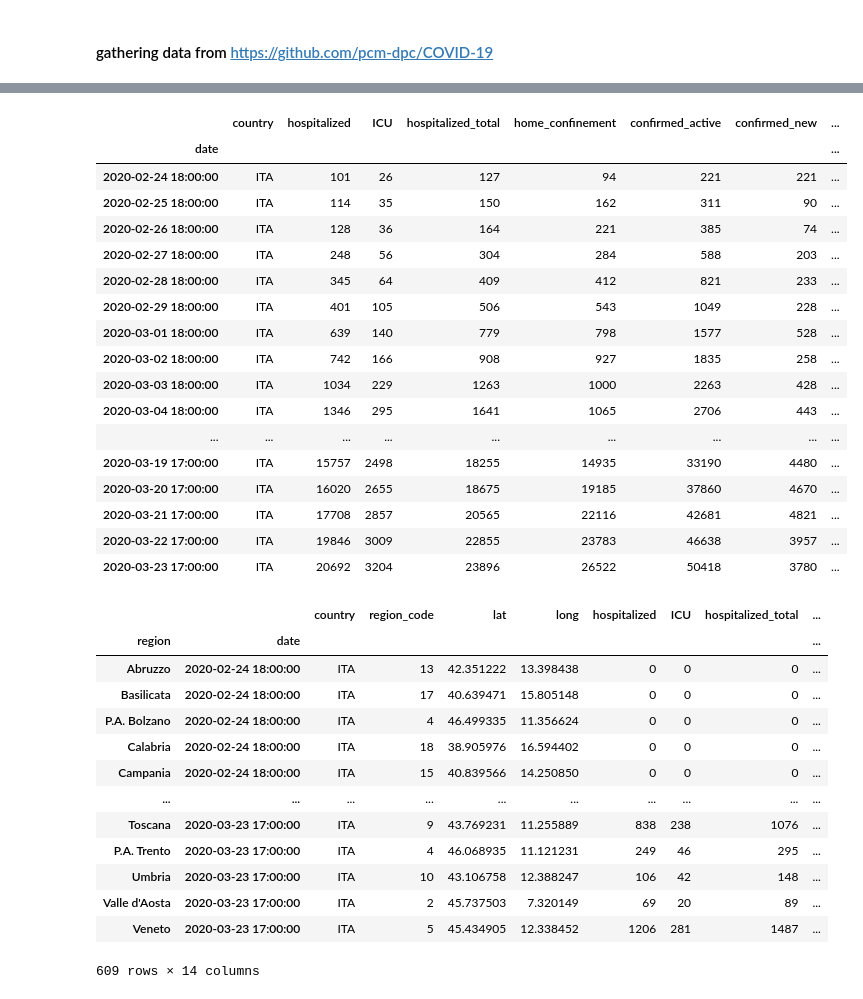
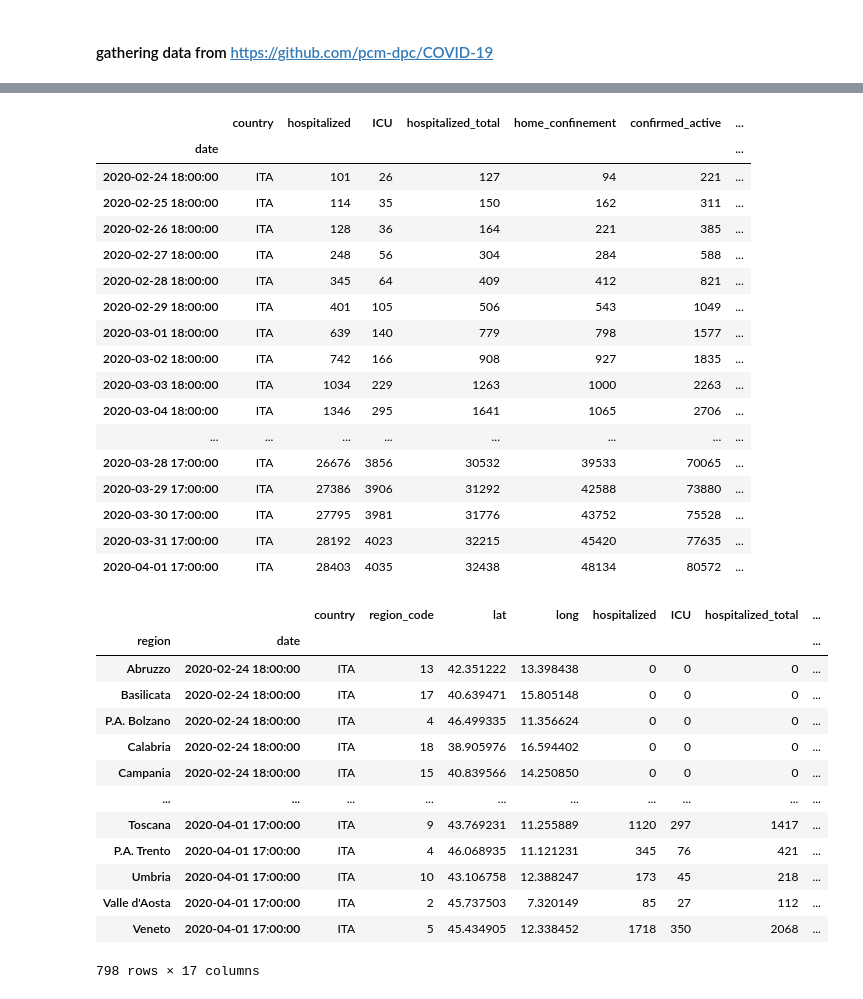
Before and after one commit to normannexo/COVID-19, a Jupyter notebook: covid19_italy.ipynb, the cells around one changed output, grey strips where cells are left out. Cells and saved outputs as stored; diff of their text form; code cells hidden in the pictures.

```diff
--- a/covid19_italy.ipynb
+++ b/covid19_italy.ipynb
@@ -19,43 +19,43 @@ df_italy.tail(3)
 # %%
 df_italy = df_italy.rename(columns={'data':'date', 'stato':'country', 'ricoverati_con_sintomi':'hospitalized', 'terapia_intensiva':'ICU',
                          'totale_ospedalizzati':'hospitalized_total',
                          'isolamento_domiciliare':'home_confinement',
-                         'totale_attualmente_positivi':'confirmed_active',
-                         'nuovi_attualmente_positivi':'confirmed_new',
+                         'totale_positivi':'confirmed_active',
+                         'nuovi_positivi':'confirmed_new',
                          'dimessi_guariti':'recovered',
                          'deceduti':'deaths',
                          'totale_casi':'confirmed',
                          'tamponi':'tests'
                         })
 df_italy['date'] = pd.to_datetime(df_italy.date)
 df_italy = df_italy.set_index('date')
 df_italy
 # %% [output]
-|  | country | hospitalized | ICU | hospitalized_total | home_confinement | confirmed_active | confirmed_new | ... |
-| date |  |  |  |  |  |  |  | ... |
-| 2020-02-24 18:00:00 | ITA | 101 | 26 | 127 | 94 | 221 | 221 | ... |
-| 2020-02-25 18:00:00 | ITA | 114 | 35 | 150 | 162 | 311 | 90 | ... |
-| 2020-02-26 18:00:00 | ITA | 128 | 36 | 164 | 221 | 385 | 74 | ... |
-| 2020-02-27 18:00:00 | ITA | 248 | 56 | 304 | 284 | 588 | 203 | ... |
-| 2020-02-28 18:00:00 | ITA | 345 | 64 | 409 | 412 | 821 | 233 | ... |
-| 2020-02-29 18:00:00 | ITA | 401 | 105 | 506 | 543 | 1049 | 228 | ... |
-| 2020-03-01 18:00:00 | ITA | 639 | 140 | 779 | 798 | 1577 | 528 | ... |
-| 2020-03-02 18:00:00 | ITA | 742 | 166 | 908 | 927 | 1835 | 258 | ... |
-| 2020-03-03 18:00:00 | ITA | 1034 | 229 | 1263 | 1000 | 2263 | 428 | ... |
-| 2020-03-04 18:00:00 | ITA | 1346 | 295 | 1641 | 1065 | 2706 | 443 | ... |
-| ... | ... | ... | ... | ... | ... | ... | ... | ... |
-| 2020-03-19 17:00:00 | ITA | 15757 | 2498 | 18255 | 14935 | 33190 | 4480 | ... |
-| 2020-03-20 17:00:00 | ITA | 16020 | 2655 | 18675 | 19185 | 37860 | 4670 | ... |
-| 2020-03-21 17:00:00 | ITA | 17708 | 2857 | 20565 | 22116 | 42681 | 4821 | ... |
-| 2020-03-22 17:00:00 | ITA | 19846 | 3009 | 22855 | 23783 | 46638 | 3957 | ... |
-| 2020-03-23 17:00:00 | ITA | 20692 | 3204 | 23896 | 26522 | 50418 | 3780 | ... |
+|  | country | hospitalized | ICU | hospitalized_total | home_confinement | confirmed_active | ... |
+| date |  |  |  |  |  |  | ... |
+| 2020-02-24 18:00:00 | ITA | 101 | 26 | 127 | 94 | 221 | ... |
+| 2020-02-25 18:00:00 | ITA | 114 | 35 | 150 | 162 | 311 | ... |
+| 2020-02-26 18:00:00 | ITA | 128 | 36 | 164 | 221 | 385 | ... |
+| 2020-02-27 18:00:00 | ITA | 248 | 56 | 304 | 284 | 588 | ... |
+| 2020-02-28 18:00:00 | ITA | 345 | 64 | 409 | 412 | 821 | ... |
+| 2020-02-29 18:00:00 | ITA | 401 | 105 | 506 | 543 | 1049 | ... |
+| 2020-03-01 18:00:00 | ITA | 639 | 140 | 779 | 798 | 1577 | ... |
+| 2020-03-02 18:00:00 | ITA | 742 | 166 | 908 | 927 | 1835 | ... |
+| 2020-03-03 18:00:00 | ITA | 1034 | 229 | 1263 | 1000 | 2263 | ... |
+| 2020-03-04 18:00:00 | ITA | 1346 | 295 | 1641 | 1065 | 2706 | ... |
+| ... | ... | ... | ... | ... | ... | ... | ... |
+| 2020-03-28 17:00:00 | ITA | 26676 | 3856 | 30532 | 39533 | 70065 | ... |
+| 2020-03-29 17:00:00 | ITA | 27386 | 3906 | 31292 | 42588 | 73880 | ... |
+| 2020-03-30 17:00:00 | ITA | 27795 | 3981 | 31776 | 43752 | 75528 | ... |
+| 2020-03-31 17:00:00 | ITA | 28192 | 4023 | 32215 | 45420 | 77635 | ... |
+| 2020-04-01 17:00:00 | ITA | 28403 | 4035 | 32438 | 48134 | 80572 | ... |
 # %%
 df_italy_regions = pd.read_csv('https://github.com/pcm-dpc/COVID-19/raw/master/dati-regioni/dpc-covid19-ita-regioni.csv', parse_dates=['data'])
 df_italy_regions = df_italy_regions.rename(columns={'data':'date', 'stato':'country', 'ricoverati_con_sintomi':'hospitalized', 'terapia_intensiva':'ICU',
                          'totale_ospedalizzati':'hospitalized_total',
                          'isolamento_domiciliare':'home_confinement',
-                         'totale_attualmente_positivi':'confirmed_active',
-                         'nuovi_attualmente_positivi':'confirmed_new',
+                         'totale_positivi':'confirmed_active',
+                         'nuovi_positivi':'confirmed_new',
                          'dimessi_guariti':'recovered',
                          'deceduti':'deaths',
                          'totale_casi':'confirmed',
@@ -74,12 +74,12 @@ df_italy_regions
 | Calabria | 2020-02-24 18:00:00 | ITA | 18 | 38.905976 | 16.594402 | 0 | 0 | 0 | ... |
 | Campania | 2020-02-24 18:00:00 | ITA | 15 | 40.839566 | 14.250850 | 0 | 0 | 0 | ... |
 | ... | ... | ... | ... | ... | ... | ... | ... | ... | ... |
-| Toscana | 2020-03-23 17:00:00 | ITA | 9 | 43.769231 | 11.255889 | 838 | 238 | 1076 | ... |
-| P.A. Trento | 2020-03-23 17:00:00 | ITA | 4 | 46.068935 | 11.121231 | 249 | 46 | 295 | ... |
-| Umbria | 2020-03-23 17:00:00 | ITA | 10 | 43.106758 | 12.388247 | 106 | 42 | 148 | ... |
-| Valle d'Aosta | 2020-03-23 17:00:00 | ITA | 2 | 45.737503 | 7.320149 | 69 | 20 | 89 | ... |
-| Veneto | 2020-03-23 17:00:00 | ITA | 5 | 45.434905 | 12.338452 | 1206 | 281 | 1487 | ... |
+| Toscana | 2020-04-01 17:00:00 | ITA | 9 | 43.769231 | 11.255889 | 1120 | 297 | 1417 | ... |
+| P.A. Trento | 2020-04-01 17:00:00 | ITA | 4 | 46.068935 | 11.121231 | 345 | 76 | 421 | ... |
+| Umbria | 2020-04-01 17:00:00 | ITA | 10 | 43.106758 | 12.388247 | 173 | 45 | 218 | ... |
+| Valle d'Aosta | 2020-04-01 17:00:00 | ITA | 2 | 45.737503 | 7.320149 | 85 | 27 | 112 | ... |
+| Veneto | 2020-04-01 17:00:00 | ITA | 5 | 45.434905 | 12.338452 | 1718 | 350 | 2068 | ... |
-609 rows × 14 columns
+798 rows × 17 columns
 # %%
 fig, ax = plt.subplots(2,2,figsize=(20,16))
 for i, ctype in enumerate(['confirmed', 'confirmed_new', 'deaths', 'tests'], 1):
```
Also changed, not shown: parts of 4 cells of this notebook, 1 other file.
